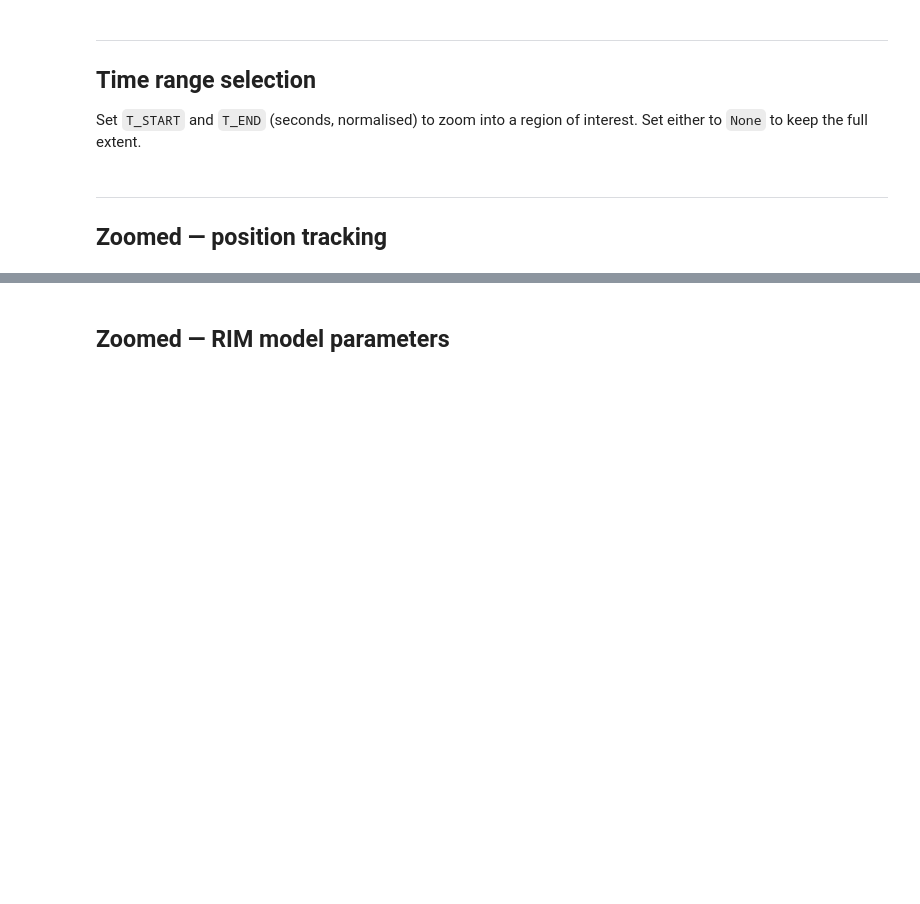
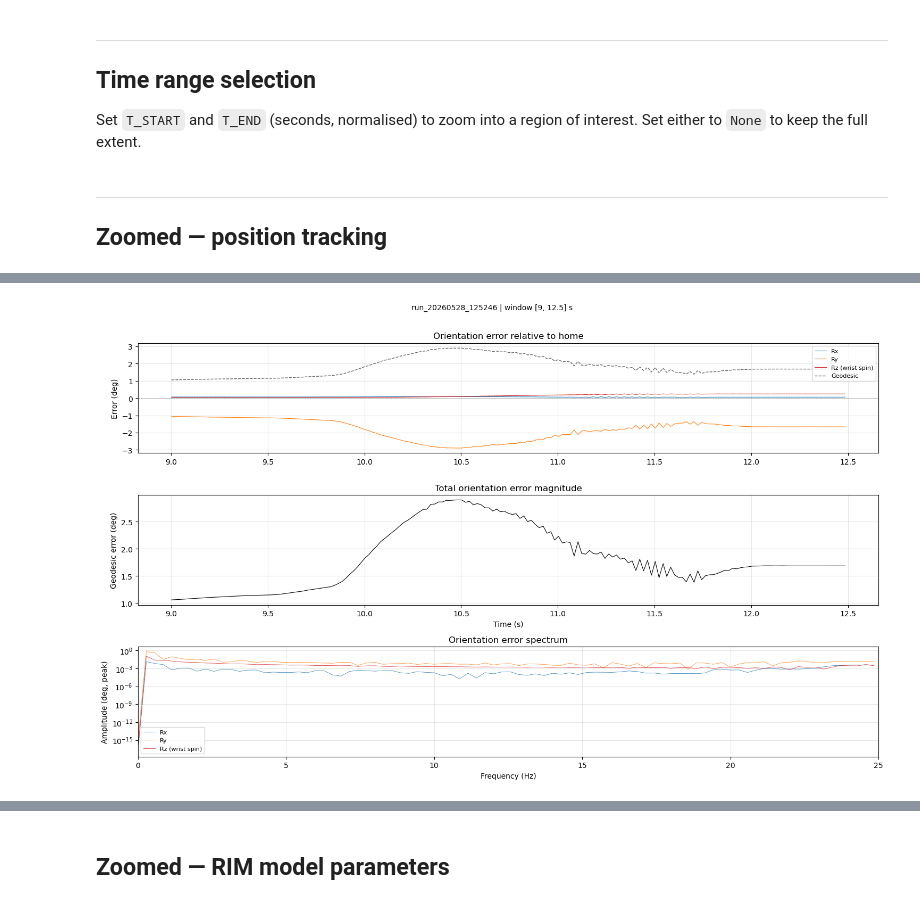
Before and after one commit to McGill-Applied-Dynamics-Lab/adl-ros2, a Jupyter notebook: experiments/rim/experiment_analysis.ipynb, the cells around one changed output, grey strips where cells are left out. Cells and saved outputs as stored; diff of their text form; code cells hidden in the pictures; blank space fills up the shorter version.

```diff
--- a/experiments/rim/experiment_analysis.ipynb
+++ b/experiments/rim/experiment_analysis.ipynb
@@ -194,0 +201,82 @@ if "haptic" in streams:
+# %%
+from scipy.spatial.transform import Rotation
+
+ORI_COLS = [f"orientation_xyzw_{i}" for i in range(4)]
+
+if "tracking" not in streams:
+    print("No tracking stream found.")
+elif not all(c in streams["tracking"].columns for c in ORI_COLS):
+    print(
+        "Orientation not in tracking stream — re-run the experiment with the updated orchestrator "
+        "(orientation_xyzw field was added to the tracking log)."
+    )
+else:
+    tr_full = streams["tracking"]
+    tr = clip(tr_full)
+
+    # Home orientation = median of the first 0.5 s of the full recording (robot at rest)
+    dt_approx = float(tr_full["t"].diff().median())
+    n_home = max(1, int(0.5 / dt_approx))
+    home_quat = tr_full[ORI_COLS].dropna().iloc[:n_home].median().values  # xyzw
+    home_rot = Rotation.from_quat(home_quat / np.linalg.norm(home_quat))
+
+    quat = tr[ORI_COLS].values                         # (N, 4) xyzw
+    rots = Rotation.from_quat(quat)
+    err_rots = home_rot.inv() * rots
+    euler_deg = err_rots.as_euler("xyz", degrees=True)  # (N, 3): rx, ry, rz
+    geo_deg   = np.degrees(np.array([r.magnitude() for r in err_rots]))
+
+    LABELS = ["Rx", "Ry", "Rz (wrist spin)"]
+    COLORS = ["tab:blue", "tab:orange", "tab:red"]
+
+    fig, axes = plt.subplots(3, 1, figsize=(15, 9), sharex=False)
+
+    # — Euler errors over time
+    ax = axes[0]
+    for i, (lbl, col) in enumerate(zip(LABELS, COLORS)):
+        ax.plot(tr["t"], euler_deg[:, i], lw=0.8, color=col, label=lbl)
+    ax.plot(tr["t"], geo_deg, lw=1.0, color="k", ls="--", label="Geodesic", alpha=0.6)
+    ax.axhline(0, color="k", lw=0.4, ls=":")
+    ax.set(ylabel="Error (deg)", title="Orientation error relative to home")
+    ax.legend(fontsize=8)
+    ax.grid(True, alpha=0.3)
+
+    # — Geodesic close-up (useful when euler signs cancel)
+    ax = axes[1]
+    ax.plot(tr["t"], geo_deg, lw=0.8, color="k")
+    ax.set(ylabel="Geodesic error (deg)", title="Total orientation error magnitude", xlabel="Time (s)")
+    ax.grid(True, alpha=0.3)
+
+    # — Frequency spectrum per axis
+    ax = axes[2]
+    ts_vals = tr["ts"].values
+    dt_med  = float(np.median(np.diff(ts_vals)))
+    fs      = 1.0 / dt_med
+    freqs   = np.fft.rfftfreq(len(geo_deg), d=dt_med)
+    for i, (lbl, col) in enumerate(zip(LABELS, COLORS)):
+        sig = euler_deg[:, i] - euler_deg[:, i].mean()
+        spec = np.abs(np.fft.rfft(sig)) * 2 / len(sig)  # peak amplitude in deg
+        ax.semilogy(freqs, spec, lw=0.6, color=col, alpha=0.85, label=lbl)
+    ax.set(xlabel="Frequency (Hz)", ylabel="Amplitude (deg, peak)", title="Orientation error spectrum")
+    ax.set_xlim(0, min(fs / 2, 30))
+    ax.legend(fontsize=8)
+    ax.grid(True, alpha=0.3)
+
+    plt.suptitle(f"{run.name} | window [{T_START}, {T_END}] s", fontsize=10, y=1.01)
+    plt.tight_layout()
+    plt.show()
+
+    # — Summary
+    print("Orientation error summary (clipped window):")
+    for i, lbl in enumerate(LABELS):
+        rms = float(np.std(euler_deg[:, i]))
+        peak = float(np.abs(euler_deg[:, i]).max())
+        sig  = euler_deg[:, i] - euler_deg[:, i].mean()
+        spec = np.abs(np.fft.rfft(sig)) * 2 / len(sig)
+        dom_idx  = int(np.argmax(spec[1:])) + 1   # skip DC
+        dom_freq = float(freqs[dom_idx])
+        dom_amp  = float(spec[dom_idx])
+        print(f"  {lbl:18s}  RMS={rms:.2f}°  peak={peak:.2f}°  dominant={dom_freq:.1f} Hz ({dom_amp:.2f}° pk)")
+    print(f"  {'Geodesic':18s}  mean={geo_deg.mean():.2f}°  max={geo_deg.max():.2f}°")
+# %% [output]
+[figure, added]
```
Also changed, not shown: parts of 10 cells of this notebook, 8 other files.
